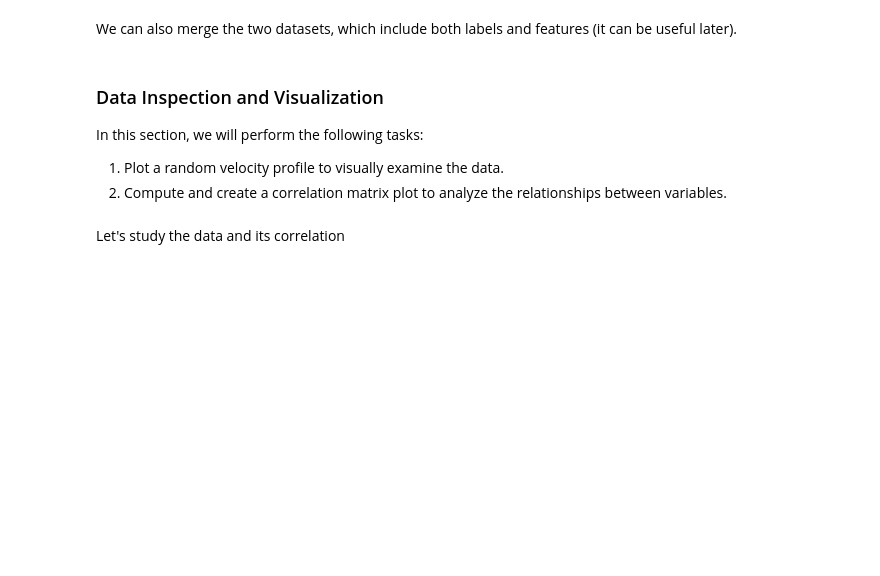
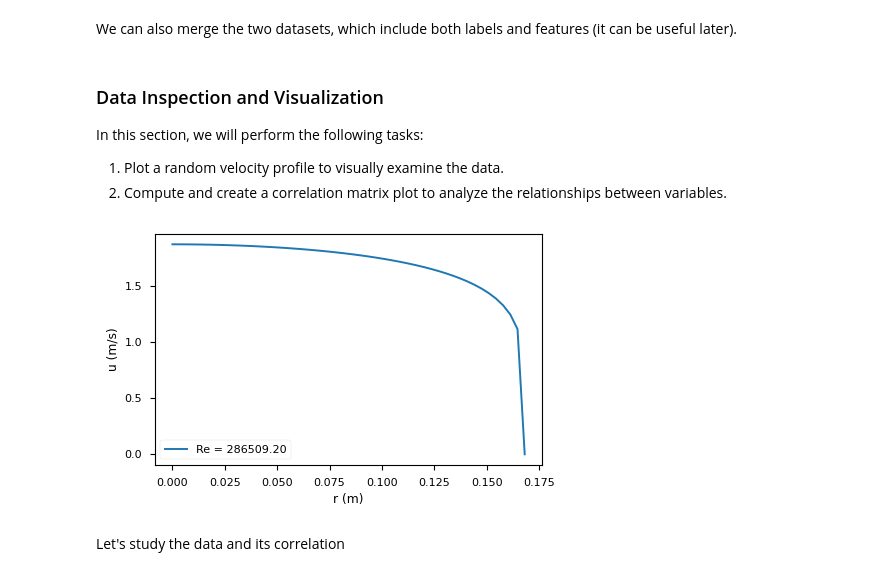
Before and after one commit to paolodeangelis/Sistemi_a_combustione, a Jupyter notebook: 2-NN_Reynolds.ipynb, the cells around one changed output. Saved outputs shown, nothing was run; the diff lists cells and outputs as text; code cells hidden in the pictures; blank space fills up the shorter version.

```diff
--- a/2-NN_Reynolds.ipynb
+++ b/2-NN_Reynolds.ipynb
@@ -72,23 +128,25 @@ In this section, we will perform the following tasks:
 # %%
 # Create a plot of random data from the datasets
 fig = plt.figure(figsize=(5, 3))
 indx = np.random.randint(data_v.shape[0] - 1)
 
 # Set the style of the plot to "seaborn-v0_8-paper"
 with plt.style.context("seaborn-v0_8-paper"):
     ax = fig.add_subplot(111)
 
     # Plot the data and labels it with Re value
     ax.plot(
         data_r.iloc[indx, :],
         data_v.iloc[indx, 4:],
-        labels=f"Re = {data_Re.iloc[indx].values[0]:1.2f}",
+        label=f"Re = {data_Re.iloc[indx].values[0]:1.2f}",
     )
 
     # Add a legend, labels, and titles to the plot
     ax.legend(loc="lower left")
     ax.set_xlabel("r (m)")
     ax.set_ylabel("u (m/s)")
+# %% [output]
+[figure, added]
 # %% [markdown]
 Let's study the data and its correlation
 # %%
```
Also changed, not shown: parts of 34 cells of this notebook.
